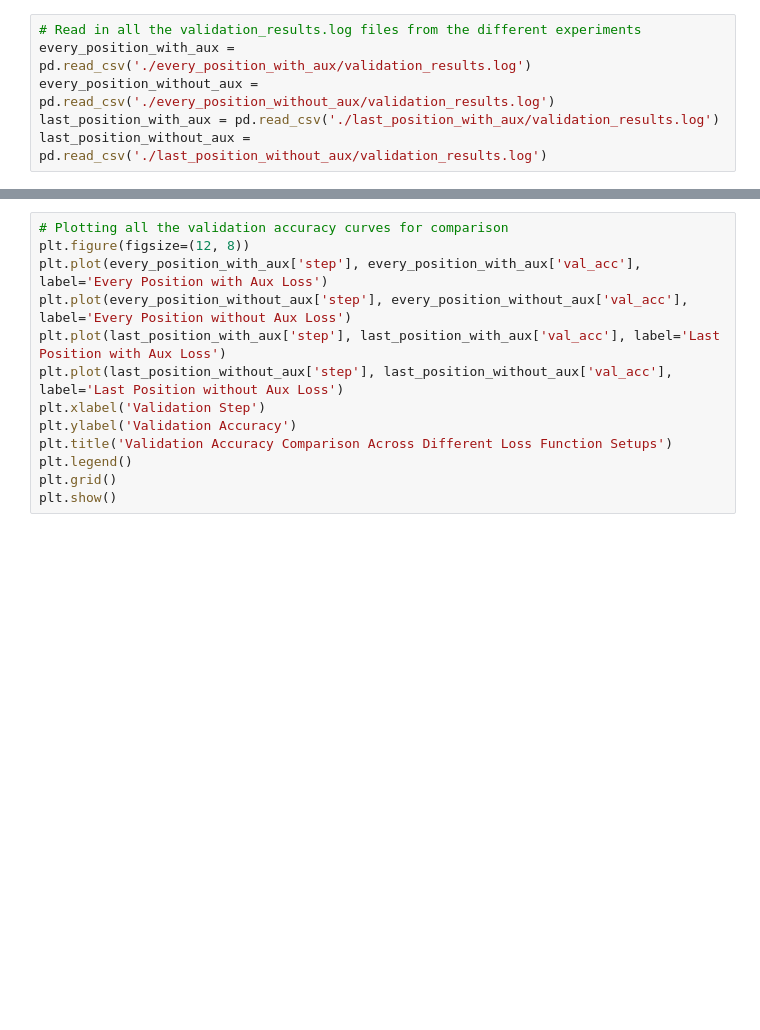
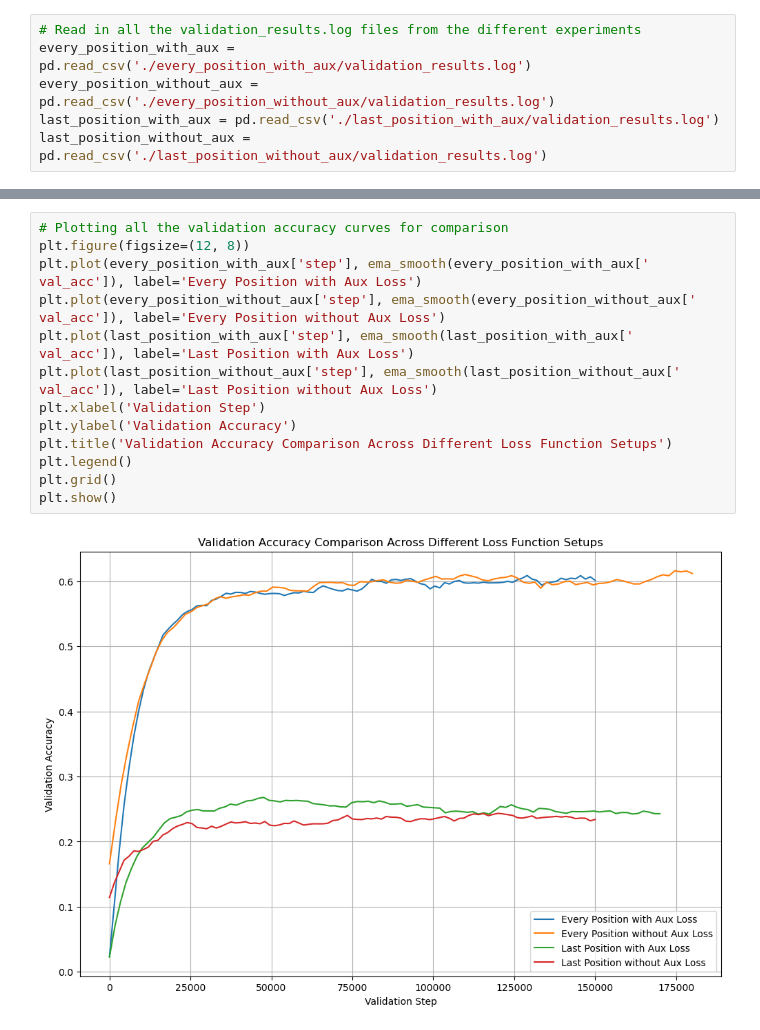
Before and after one commit to robbiechia/character_LLM, a Jupyter notebook: ablations/1.loss_function/results_comparison.ipynb, the cells around one changed output, grey strips where cells are left out. Saved outputs shown, nothing was run; the diff lists cells and outputs as text; blank space fills up the shorter version.

```diff
--- a/ablations/1.loss_function/results_comparison.ipynb
+++ b/ablations/1.loss_function/results_comparison.ipynb
@@ -24,14 +34,16 @@ plt.show()
 # %%
 # Plotting all the validation accuracy curves for comparison
 plt.figure(figsize=(12, 8))
-plt.plot(every_position_with_aux['step'], every_position_with_aux['val_acc'], label='Every Position with Aux Loss')
-plt.plot(every_position_without_aux['step'], every_position_without_aux['val_acc'], label='Every Position without Aux Loss')
-plt.plot(last_position_with_aux['step'], last_position_with_aux['val_acc'], label='Last Position with Aux Loss')
-plt.plot(last_position_without_aux['step'], last_position_without_aux['val_acc'], label='Last Position without Aux Loss')
+plt.plot(every_position_with_aux['step'], ema_smooth(every_position_with_aux[' val_acc']), label='Every Position with Aux Loss')
+plt.plot(every_position_without_aux['step'], ema_smooth(every_position_without_aux[' val_acc']), label='Every Position without Aux Loss')
+plt.plot(last_position_with_aux['step'], ema_smooth(last_position_with_aux[' val_acc']), label='Last Position with Aux Loss')
+plt.plot(last_position_without_aux['step'], ema_smooth(last_position_without_aux[' val_acc']), label='Last Position without Aux Loss')
 plt.xlabel('Validation Step')
 plt.ylabel('Validation Accuracy')
 plt.title('Validation Accuracy Comparison Across Different Loss Function Setups')
 plt.legend()
 plt.grid()
 plt.show()
+# %% [output]
+[figure, added]
 # %%
```
Also changed, not shown: parts of 3 cells of this notebook.
